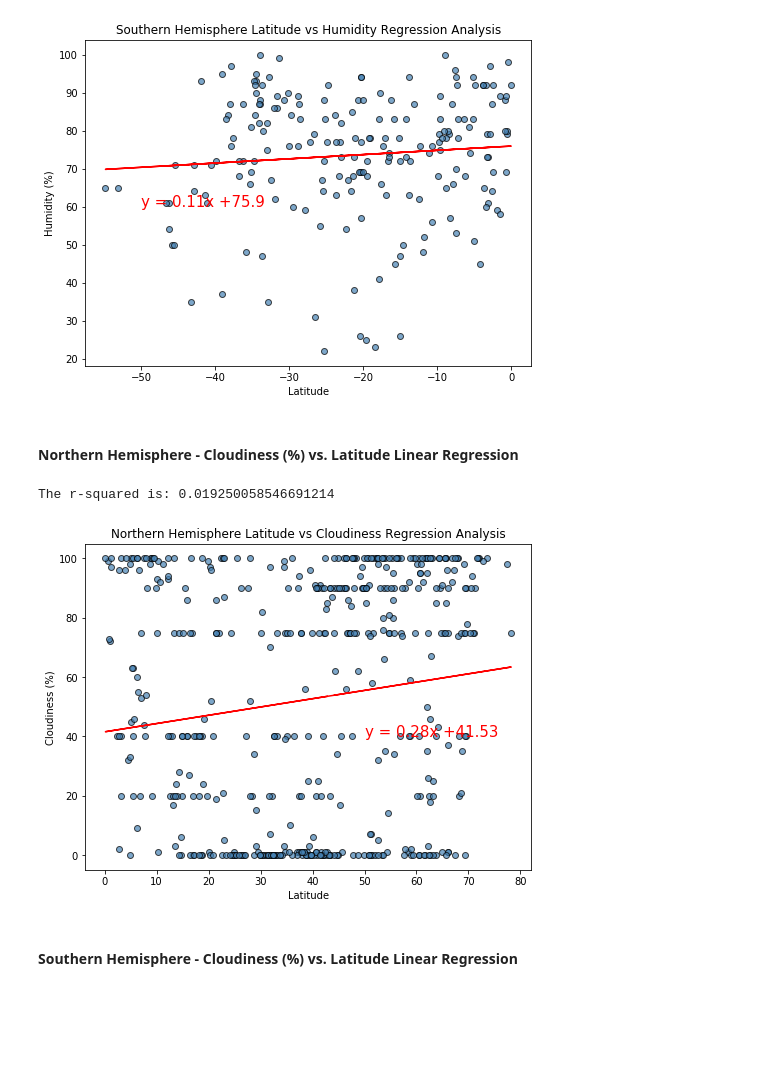
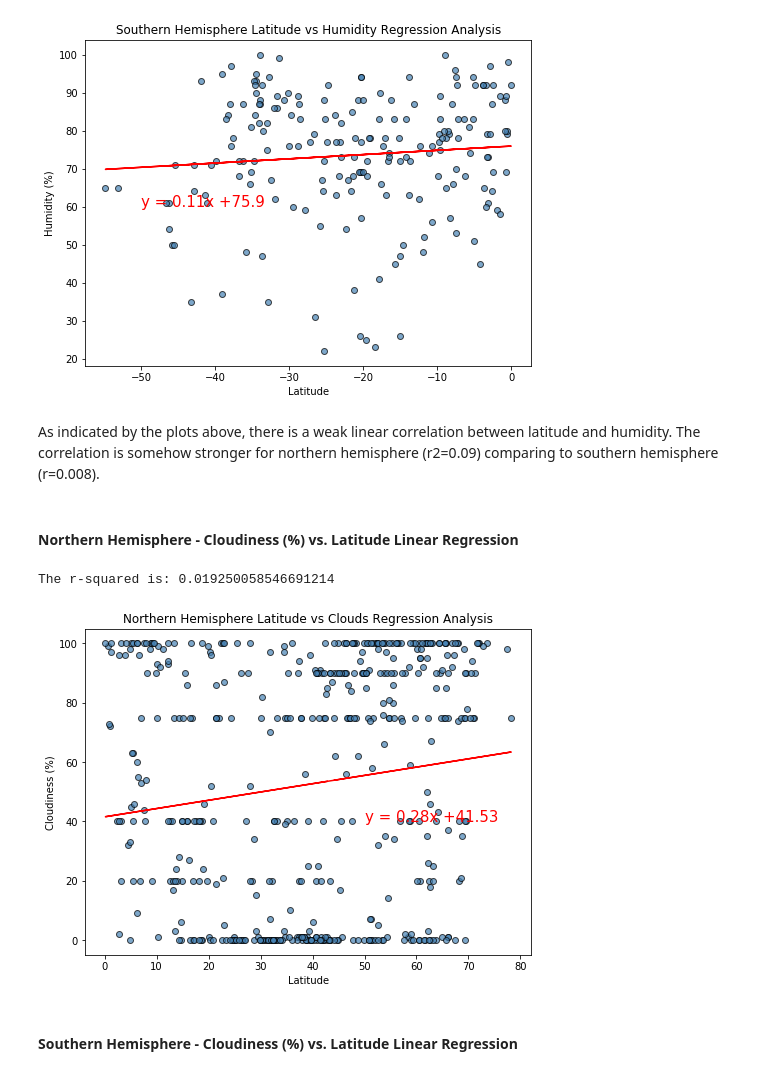
Before and after one commit to zsvorenova/api-challenge, a Jupyter notebook: WeatherPy/WeatherPy.ipynb, the cells around one changed output. Drawn from its saved outputs; the diff is of its cells as text; code cells hidden in the pictures; blank space fills up the shorter version.

```diff
--- a/WeatherPy.ipynb
+++ b/WeatherPy/WeatherPy.ipynb
@@ -21,7 +23,7 @@ from config import weather_api_key
 from citipy import citipy
 
 # Output File (CSV)
-output_data_file = "output_data/cities.csv"
+output_data_file = "../output_data/cities.csv"
 
 # Range of latitudes and longitudes
 lat_range = (-90, 90)
@@ -314,16 +321,16 @@ def linearRegressionPlot (x_values, y_values, ylabel, title, eq_placement):
     # Create line equation string
     line_eq = "y = " + str(round(slope,2)) + "x +" + str(round(intercept,2))
     # Create Plot
-    plt.scatter(x_values,y_values,color='steelblue', alpha=0.7, edgecolors='black')
+    plt.scatter(x_values,y_values,color="steelblue", alpha=0.7, edgecolors="black")
     plt.plot(x_values,regress_values,"r-")
     # Label plot and annotate the line equation
-    plt.xlabel('Latitude')
+    plt.xlabel("Latitude")
     plt.ylabel(ylabel)
-    plt.title(f'{title} Regression Analysis')
+    plt.title(f"{title} Regression Analysis")
     plt.annotate(line_eq,eq_placement,fontsize=15,color="red")
     # Print r square value
     print(f"The r-squared is: {rvalue**2}")
-    return plt.savefig("./output_data/"+title+".png")
+    return plt.savefig("../images/"+title+".png")
     return plt.show()
 # %%
 # Create Northern and Southern Hemisphere DataFrames
@@ -383,17 +403,19 @@ linearRegressionPlot(x_values, y_values, 'Humidity (%)', 'Southern Hemisphere La
 # %% [output]
 The r-squared is: 0.008123326806056793
 [figure]
+# %% [markdown]
+As indicated by the plots above, there is a weak linear correlation between latitude and humidity. The correlation is somehow stronger for northern hemisphere (r2=0.09) comparing to southern hemisphere (r=0.008).
 # %% [markdown]
 ####  Northern Hemisphere - Cloudiness (%) vs. Latitude Linear Regression
 # %%
-x_values=north['Lat']
-y_values=north['Cloudiness (%)']
+x_values=north["Lat"]
+y_values=north["Cloudiness (%)"]
 eq_placement=(50,40)
 
-linearRegressionPlot(x_values, y_values, 'Cloudiness (%)', 'Northern Hemisphere Latitude vs Cloudiness', eq_placement)
+linearRegressionPlot(x_values, y_values, "Cloudiness (%)", "Northern Hemisphere Latitude vs Clouds", eq_placement)
 # %% [output]
 The r-squared is: 0.019250058546691214
-[figure, old version]
+[figure, new version]
 # %% [markdown]
 ####  Southern Hemisphere - Cloudiness (%) vs. Latitude Linear Regression
 # %%
```
Also changed, not shown: parts of 27 cells of this notebook, 14 other files.
